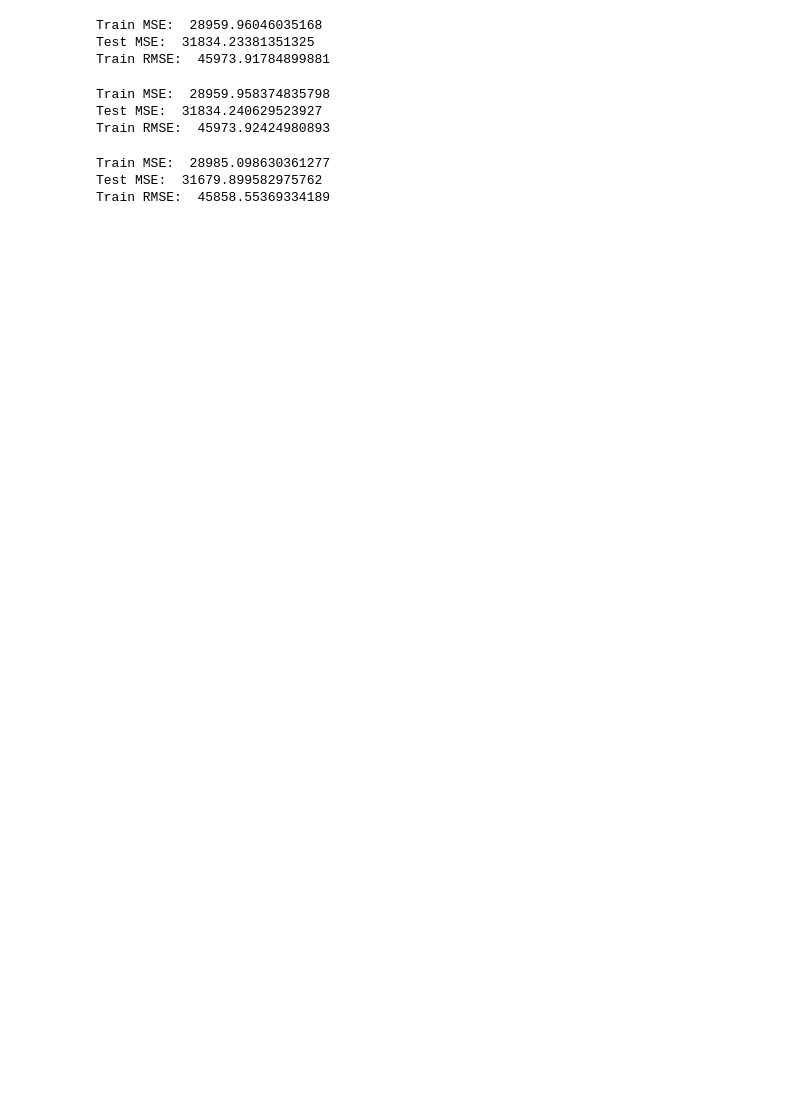
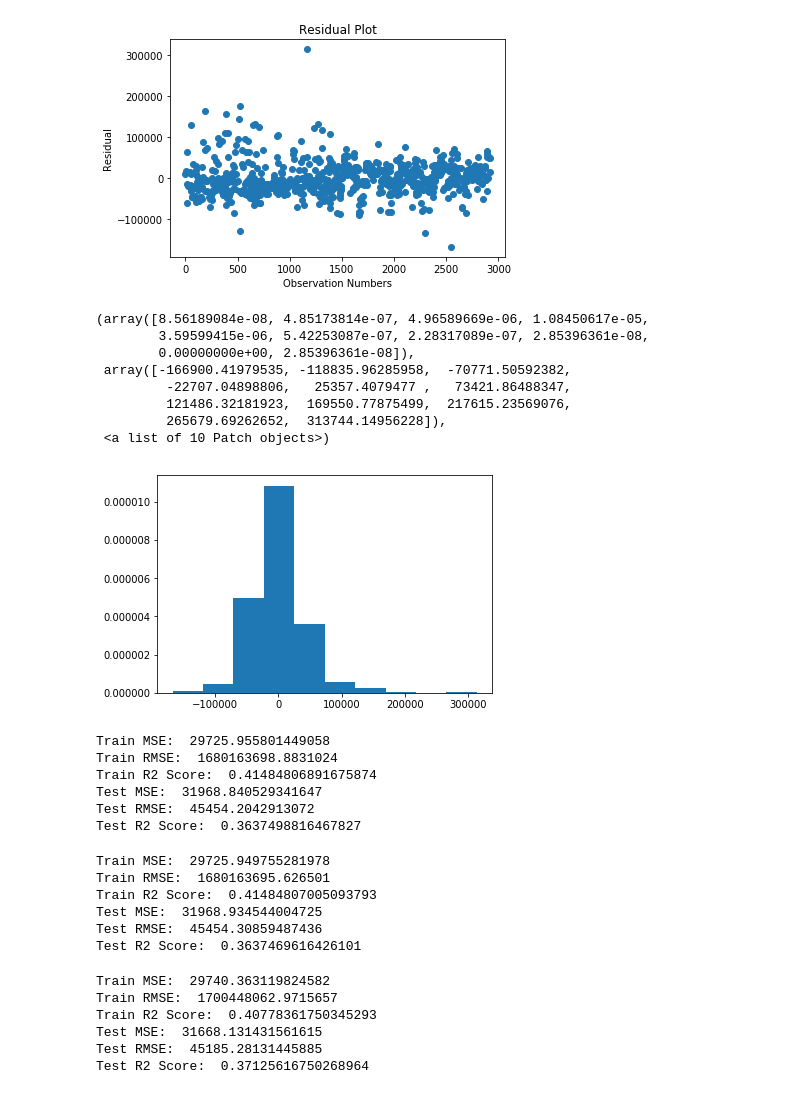
Before and after one commit to KetanThakare/Ames-house-price-predictor, a Jupyter notebook: Modeling & Evaluation.ipynb, the cells around one changed output. Saved outputs shown, nothing was run; the diff lists cells and outputs as text; code cells hidden in the pictures; blank space fills up the shorter version.

```diff
--- a/Modeling & Evaluation.ipynb
+++ b/Modeling & Evaluation.ipynb
@@ -50,3 +149,22 @@ Test RMSE:  45973.928931541974
+# %%
+#homscedasticity
+plt.plot(lm1.resid,'o')
+plt.title('Residual Plot')
+plt.ylabel('Residual')
+plt.xlabel('Observation Numbers')
+plt.show()
+plt.hist(lm1.resid, normed=True)
+# %% [output]
+[figure, added]
+(array([8.56189084e-08, 4.85173814e-07, 4.96589669e-06, 1.08450617e-05,
+        3.59599415e-06, 5.42253087e-07, 2.28317089e-07, 2.85396361e-08,
+        0.00000000e+00, 2.85396361e-08]),
+ array([-166900.41979535, -118835.96285958,  -70771.50592382,
+         -22707.04898806,   25357.4079477 ,   73421.86488347,
+         121486.32181923,  169550.77875499,  217615.23569076,
+         265679.69262652,  313744.14956228]),
+ <a list of 10 Patch objects>)
+[figure, added]
 # %%
 #fitting Ridge Regression Model
 lr = linear_model.Ridge(alpha = 0.001)
@@ -56,12 +174,18 @@ lr.fit(X_train, y_train)
 y_train_pred2 = lr.predict(X_train)
 y_test_pred2 = lr.predict(X_test)
 print("Train MSE: ", metrics.mean_absolute_error(y_train, y_train_pred2))
+print("Train RMSE: ", metrics.mean_squared_error(y_train, y_train_pred2))
+print("Train R2 Score: ", metrics.r2_score(y_train,y_train_pred2))
 print("Test MSE: ", metrics.mean_absolute_error(y_test, y_test_pred2))
-print("Train RMSE: ", np.sqrt(metrics.mean_squared_error(y_test, y_test_pred2)))
+print("Test RMSE: ", np.sqrt(metrics.mean_squared_error(y_test, y_test_pred2)))
+print("Test R2 Score: ", metrics.r2_score(y_test,y_test_pred2))
 # %% [output]
-Train MSE:  28959.96046035168
-Test MSE:  31834.23381351325
-Train RMSE:  45973.91784899881
+Train MSE:  29725.955801449058
+Train RMSE:  1680163698.8831024
+Train R2 Score:  0.41484806891675874
+Test MSE:  31968.840529341647
+Test RMSE:  45454.2042913072
+Test R2 Score:  0.3637498816467827
 # %%
 #fitting the LASSO Regression Model
 ls = linear_model.Lasso(alpha = 0.001)
@@ -70,12 +194,18 @@ ls.fit(X_train, y_train)
 y_train_pred3 = ls.predict(X_train)
 y_test_pred3 = ls.predict(X_test)
 print("Train MSE: ", metrics.mean_absolute_error(y_train, y_train_pred3))
+print("Train RMSE: ", metrics.mean_squared_error(y_train, y_train_pred3))
+print("Train R2 Score: ", metrics.r2_score(y_train,y_train_pred3))
 print("Test MSE: ", metrics.mean_absolute_error(y_test, y_test_pred3))
-print("Train RMSE: ", np.sqrt(metrics.mean_squared_error(y_test, y_test_pred3)))
+print("Test RMSE: ", np.sqrt(metrics.mean_squared_error(y_test, y_test_pred3)))
+print("Test R2 Score: ", metrics.r2_score(y_test,y_test_pred3))
 # %% [output]
-Train MSE:  28959.958374835798
-Test MSE:  31834.240629523927
-Train RMSE:  45973.92424980893
+Train MSE:  29725.949755281978
+Train RMSE:  1680163695.626501
+Train R2 Score:  0.41484807005093793
+Test MSE:  31968.934544004725
+Test RMSE:  45454.30859487436
+Test R2 Score:  0.3637469616426101
 # %%
 en = linear_model.ElasticNet(alpha = 0.1, l1_ratio = 0.5)
 en.fit(X_train, y_train)
@@ -83,12 +213,18 @@ en.fit(X_train, y_train)
 y_train_pred4 = en.predict(X_train)
 y_test_pred4 = en.predict(X_test)
 print("Train MSE: ", metrics.mean_absolute_error(y_train, y_train_pred4))
+print("Train RMSE: ", metrics.mean_squared_error(y_train, y_train_pred4))
+print("Train R2 Score: ", metrics.r2_score(y_train,y_train_pred4))
 print("Test MSE: ", metrics.mean_absolute_error(y_test, y_test_pred4))
-print("Train RMSE: ", np.sqrt(metrics.mean_squared_error(y_test, y_test_pred4)))
+print("Test RMSE: ", np.sqrt(metrics.mean_squared_error(y_test, y_test_pred4)))
+print("Test R2 Score: ", metrics.r2_score(y_test,y_test_pred4))
 # %% [output]
-Train MSE:  28985.098630361277
-Test MSE:  31679.899582975762
-Train RMSE:  45858.55369334189
+Train MSE:  29740.363119824582
+Train RMSE:  1700448062.9715657
+Train R2 Score:  0.40778361750345293
+Test MSE:  31668.131431561615
+Test RMSE:  45185.28131445885
+Test R2 Score:  0.37125616750268964
 # %%
 mae_train = [metrics.mean_absolute_error(y_train, y_train_pred), metrics.mean_absolute_error(y_train, y_train_pred2), metrics.mean_absolute_error(y_train, y_train_pred3)]
 
```
Also changed, not shown: parts of 7 cells of this notebook.
